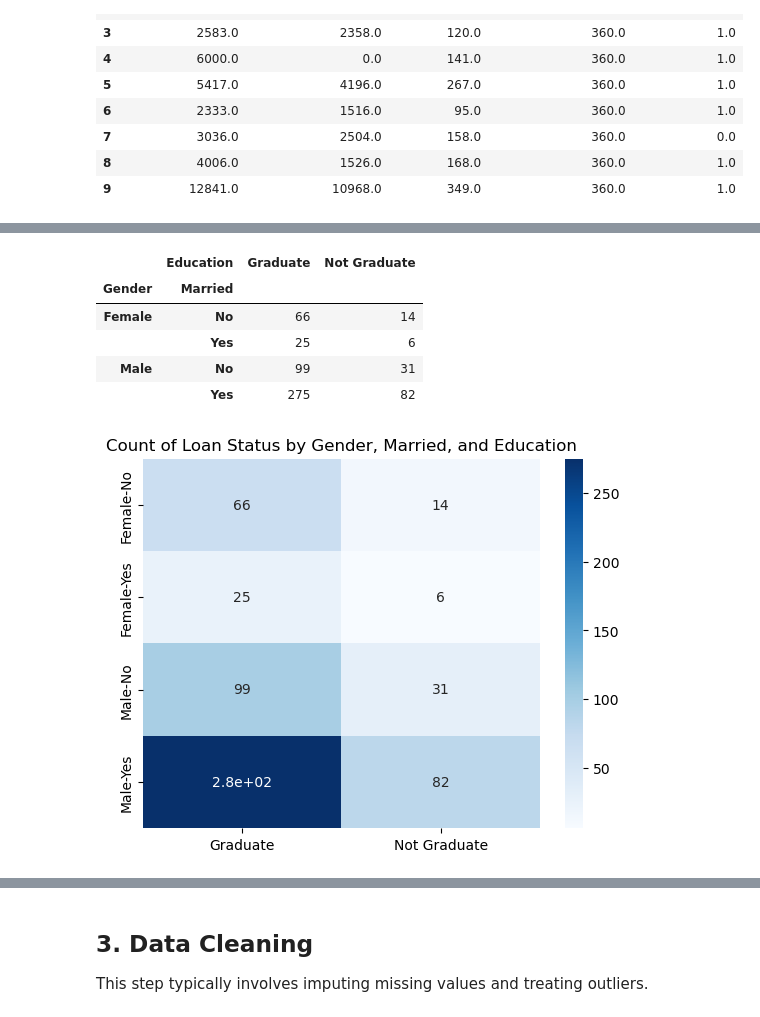
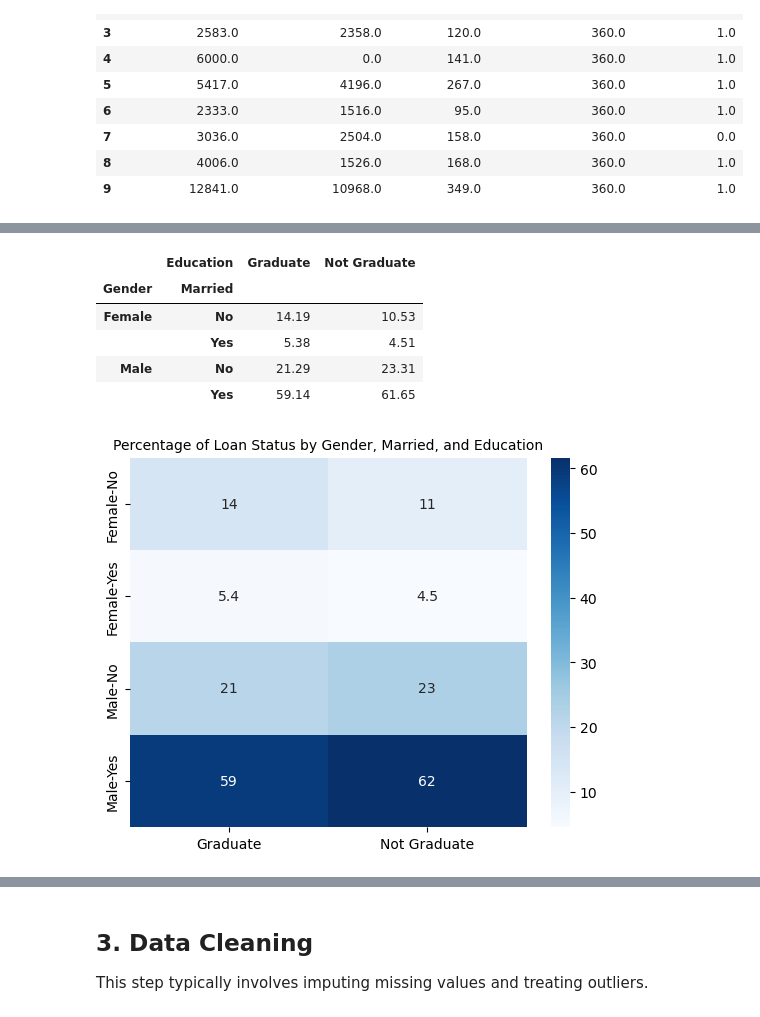
Before and after one commit to rafaelaqfc/Loan-Prediction-Project, a Jupyter notebook: notebooks/instructions.ipynb, the cells around one changed output, grey strips where cells are left out. Cells and saved outputs as stored; diff of their text form; code cells hidden in the pictures.

```diff
--- a/notebooks/instructions.ipynb
+++ b/notebooks/instructions.ipynb
@@ -468 +472,5 @@ df_numeric.head(10)
+# %%
+# Define a custom aggregation function to calculate the percentage of some categories in our df
+def percentage(x):
+    return np.round(100 * x / float(x.sum()), 2)
 # %%
@@ -491,21 +505,28 @@ From the pivot table 1, we could analyze our hypothesis about the applicants who
 # %%
-# The pivot table 2 is agreggated by the count of Loan Status (count of approved loan)
-pivot_table_2 = pd.pivot_table(df, values='Loan_Status', index=['Gender', 'Married'], columns=['Education'], aggfunc='count')
+# Pivot table aggregated by percentage of Loan Status (of approved loan)
+pivot_table_2 = pd.pivot_table(df,
+                               values='Loan_Status',
+                               index=['Gender', 'Married'],
+                               columns=['Education'],
+                               aggfunc='count')
+
+# Applying the percentage function to each column of the pivot table
+pivot_table_2 = pivot_table_2.apply(percentage, axis=0)
 pivot_table_2
 # %% [output]
 |  | Education | Graduate | Not Graduate |
 | Gender | Married |  |  |
-| Female | No | 66 | 14 |
-|  | Yes | 25 | 6 |
-| Male | No | 99 | 31 |
-|  | Yes | 275 | 82 |
+| Female | No | 14.19 | 10.53 |
+|  | Yes | 5.38 | 4.51 |
+| Male | No | 21.29 | 23.31 |
+|  | Yes | 59.14 | 61.65 |
 # %%
 # Then, let's create a heatmap to visualize the pivot table 2
 sns.heatmap(pivot_table_2, annot=True, cmap='Blues')
-plt.title('Count of Loan Status by Gender, Married, and Education')
+plt.title('Percentage of Loan Status by Gender, Married, and Education', fontsize=10)
 plt.xlabel(None)
 plt.ylabel(None)
 plt.show()
 # %% [output]
-[figure, old version]
+[figure, new version]
 # %% [markdown]
```
Also changed, not shown: parts of 12 cells of this notebook.
